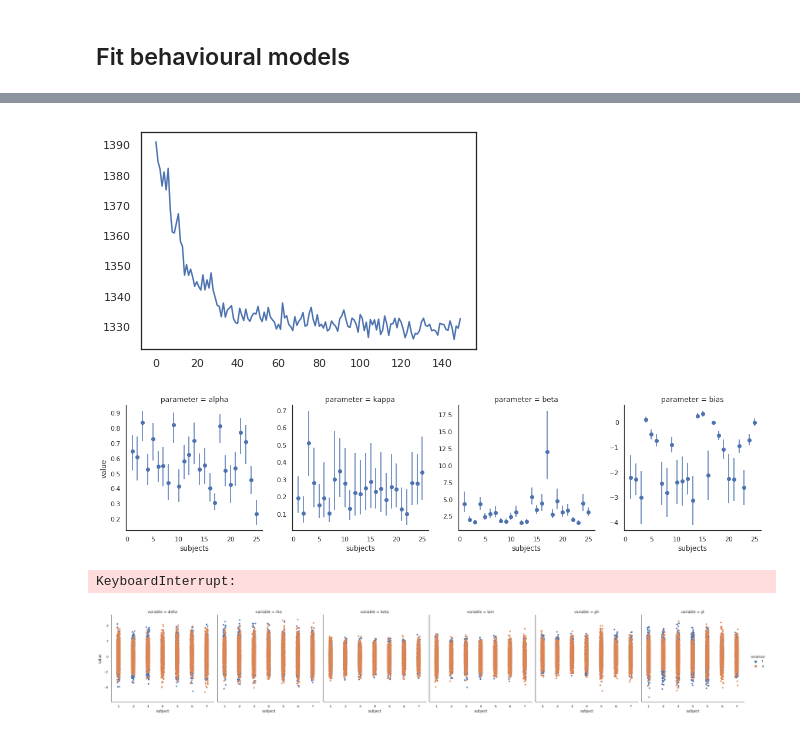
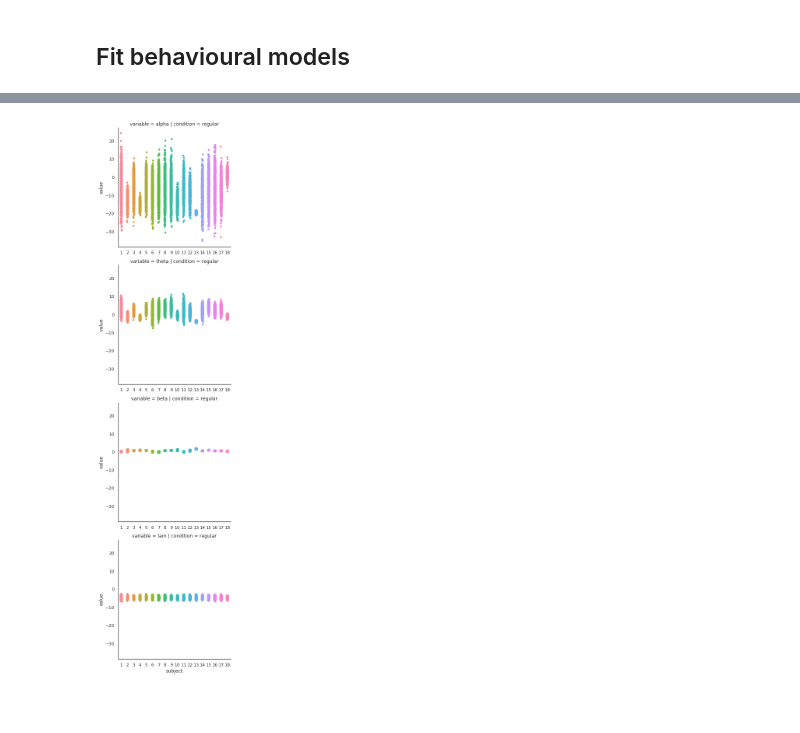
Before and after one commit to dimarkov/pybefit, a Jupyter notebook: examples/temp_rev_learn/fit_behavior_pred_change.ipynb, the cells around one changed output, grey strips where cells are left out. Drawn from its saved outputs; the diff is of its cells as text; code cells hidden in the pictures; blank space fills up the shorter version.

Commit message:
added code for active inference application to control dilemmas

```diff
--- a/examples/temp_rev_learn/fit_behavior_pred_change.ipynb
+++ b/examples/temp_rev_learn/fit_behavior_pred_change.ipynb
@@ -149,21 +167,3 @@ sns.boxplot(data=df_t, ax=axes[1,1]);
-# %%
-plt.figure()
-plt.plot(rl_infer.loss[-150:]);
-
-labels = [r'$\alpha$', r'$\kappa$', r'$\beta$', r'$\theta$']
-tp_df = rl_infer.sample_posterior(labels, n_samples=1000)
-
-trans_pars_rl = tp_df[0].melt(id_vars='subject', var_name='parameter')
-
-rl_par_names = ['alpha', 'kappa', 'beta', 'bias']
-rl_df = rl_infer.formated_results(rl_par_names)
-# %% [output]
-[figure, removed]
-# %%
-g = sns.FacetGrid(rl_df, col="parameter", height=4, sharey=False);
-g = (g.map(errorplot, 'subjects', 'value', 'variables'));
-# %% [output]
-[figure, removed]
 # %%
 # performe sequential parameter estimate and model selection
 trials = 200
@@ -178,55 +178,56 @@ ps_edhmm_c1 = []
 me_edhmm_c1 = []
 ps_edhmm_c2 = []
 me_edhmm_c2 = []
-for i in range(1,17):
+
+vals = zeros(responses_c1.shape[-1], 3)
+fixed_params = {
+    'labels': [4, 5, 6],
+    'values': vals
+}
+
+for i in range(12, 14):
     T1 = 50*i
     T2 = T1 + trials
     mask = mask_c1[:, T1:T2].clone()
     offers = offers_c1[:, T1:T2].clone()
     outcomes = outcomes_c1[:, T1:T2].clone()
     responses = responses_c1[:, T1:T2].clone()
-    stimulus = {'offers': offers,
+    stimuli = {'offers': offers,
                 'outcomes': outcomes,
                 'mask': mask.double()}
 
-    mask[:, :50] = 0
-    edhmm_infer = Horseshoe(edhmm_agent_c1, stimulus, responses, mask=mask)
-    edhmm_infer.infer_posterior(iter_steps=200)
+    edhmm_infer = NormalGamma(edhmm_agent_c1, stimuli, responses, mask=mask, fixed_params=fixed_params)
+    edhmm_infer.infer_posterior(iter_steps=300)
 
-    labels = ['delta', 'rho', 'beta', 'lam', 'ph', 'pl']
+    labels = ['mu', 'sigma', 'beta', 'lam']
     ps_edhmm_c1.append(edhmm_infer.sample_posterior(labels, n_samples=1000))
-
     me_edhmm_c1.append(edhmm_infer.get_log_evidence_per_subject(num_particles=200))
 
-    mask = mask_c2[:, T1:T2].copy()
-    offers = offers_c2[:, T1:T2].copy()
-    outcomes = outcomes_c2[:, T1:T2].copy()
-    responses = responses_c2[:, T1:T2].copy()
-    stimulus = {'offers': offers,
+    mask = mask_c2[:, T1:T2].clone()
+    offers = offers_c2[:, T1:T2].clone()
+    outcomes = outcomes_c2[:, T1:T2].clone()
+    responses = responses_c2[:, T1:T2].clone()
+    stimuli = {'offers': offers,
                 'outcomes': outcomes,
                 'mask': mask.double()}
 
-    mask[:, :50] = 0
-    edhmm_infer = Horseshoe(edhmm_agent_c2, stimulus, responses, mask=mask)
-    edhmm_infer.infer_posterior(iter_steps=200)
+    edhmm_infer = NormalGamma(edhmm_agent_c2, stimuli, responses, mask=mask, fixed_params=fixed_params)
+    edhmm_infer.infer_posterior(iter_steps=300)
 
-    labels = ['delta', 'rho', 'beta', 'lam', 'ph', 'pl']
+    labels = ['mu', 'sigma', 'beta', 'lam']
     ps_edhmm_c2.append(edhmm_infer.sample_posterior(labels, n_samples=1000))
-
     me_edhmm_c2.append(edhmm_infer.get_log_evidence_per_subject(num_particles=200))
-# %% [output]
-KeyboardInterrupt:
 # %%
-step = 1
+step = 0
 
-data1 = pd.melt(ps_edhmm_c1[step][0], id_vars=['subject'], value_vars=['delta', 'rho', 'beta', 'lam', 'ph', 'pl'])
-data1['condition'] = 1
+data1 = pd.melt(ps_edhmm_c1[step][0], id_vars=['subject'], value_vars=['alpha', 'theta', 'beta', 'lam'])
+data1['condition'] = 'regular'
 
-data2 = pd.melt(ps_edhmm_c2[step][0], id_vars=['subject'], value_vars=['delta', 'rho', 'beta', 'lam', 'ph', 'pl'])
-data2['condition'] = 2
+# data2 = pd.melt(ps_edhmm_c2[step][0], id_vars=['subject'], value_vars=['alpha', 'theta', 'beta', 'lam', 'c0'])
+# data2['condition'] = 'irregular'
 
-data = data1.append(data2, ignore_index=True)
+# data = data1.append(data2, ignore_index=True)
 
-sns.catplot(x='subject', y='value', data=data, hue='condition', col='variable');
+sns.catplot(x='subject', y='value', data=data1, row='variable', col='condition', sharex=False);
 # %% [output]
-[figure, old version]
+[figure, new version]
```
Also changed, not shown: parts of 20 cells of this notebook, 28 other files.
